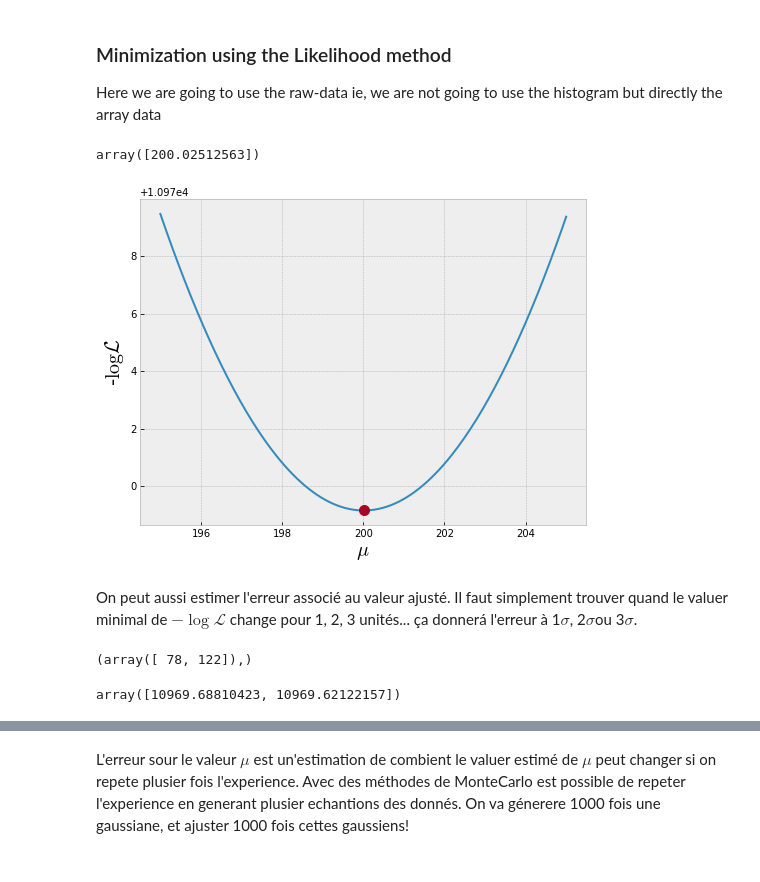
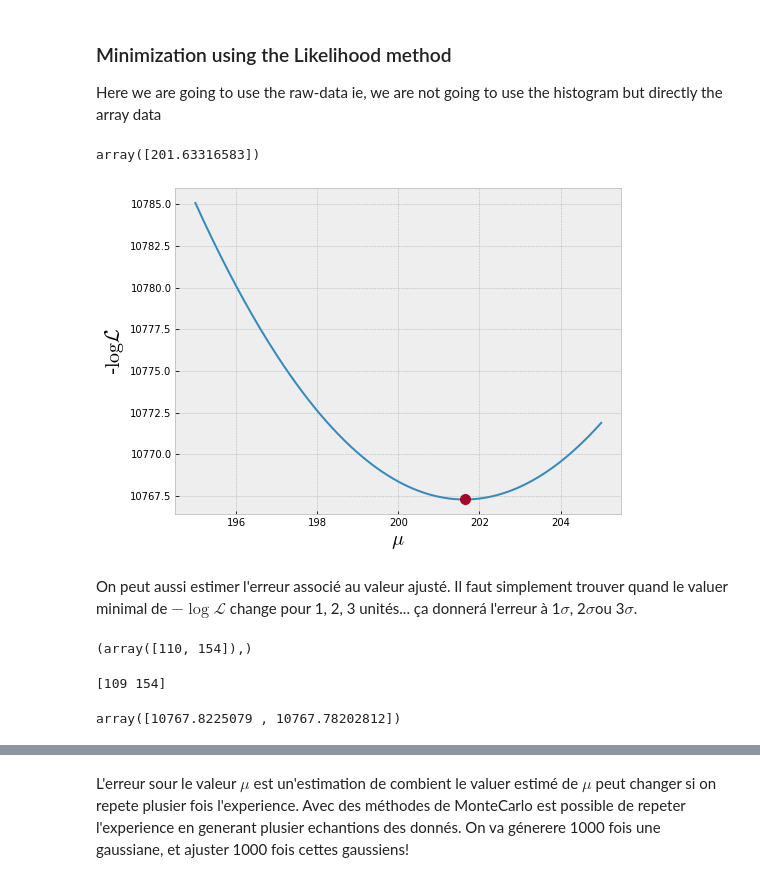
Before and after one commit to zemrude/PHYS-F-311, a Jupyter notebook: Fitting-Methods.ipynb, the cells around one changed output, grey strips where cells are left out. Saved outputs shown, nothing was run; the diff lists cells and outputs as text; code cells hidden in the pictures.

```diff
--- a/Fitting-Methods.ipynb
+++ b/Fitting-Methods.ipynb
@@ -9,11 +9,12 @@ from IPython.display import Markdown
 plt.style.use('bmh')
 plt.rcParams.update({'axes.labelsize': 20})
 plt.rcParams.update({'legend.fontsize': 20})
+plt.rcParams["figure.figsize"] = (12,10)
 # %% [markdown]
 On fait la minimitation  pas avec les données directament, mais avec les donnés déjà dans l'histogram, cad, avec le *binned data*. On va comparer le contenue des bins avec la prediction de notre modele.
 # %%
 def gauss(x, mu, sigma, norm):
-    return N / np.sqrt(2*np.pi)/sigma * np.exp(-0.5*(x - mu)**2/sigma**2)
+    return norm / np.sqrt(2*np.pi)/sigma * np.exp(-0.5*(x - mu)**2/sigma**2)
 # %% [markdown]
 ### Ajustement d'une gaussiane
 
@@ -41,7 +42,7 @@ data = x[mask]
 
 n_total = len(data)
 # %%
-fig, ax = plt.subplots(figsize=(12,10))
+fig, ax = plt.subplots()
 
 hist, binsedges, patches = ax.hist(data, bins = 15, density=False, label="simulation")
 ax.set_xlabel("x")
@@ -101,24 +115,24 @@ L = []
 mm = np.linspace(mumin, mumax, 200)
 
 for m in mm:
-    P = gauss(data, m, sigma, 1.)
+    P = gauss(data, m, truth.sigma, 1.)
     L.append(-np.sum(np.log(P)))
 # %%
 mm[(L == np.min(L))]
 # %% [output]
-array([200.02512563])
+array([201.63316583])
 # %%
 
 
 mubest = mm[(L == np.min(L))].flatten()
 # %%
-fig1, ax1 = plt.subplots(figsize=(8,6))
+fig1, ax1 = plt.subplots()
 #plt.grid()
 ax1.plot(mm, L)
 ax1.set_xlabel(r"$\mu$ ")
 ax1.set_ylabel("-$\log \mathcal{L}$")
 ax1.plot(mubest, np.min(L),'o', ms=10)
 
 plt.show()
 # %% [output]
-[figure, old version]
+[figure, new version]
@@ -142,13 +143,17 @@ On peut aussi estimer l'erreur associé au valeur ajusté. Il faut simplement tr
 #Using np.isclose:
 np.where(np.isclose(L, np.min(L) + 0.5, rtol=2e-6))
 # %% [output]
-(array([ 78, 122]),)
+(array([110, 154]),)
 # %%
 #Usign sign, and diff
 mask = np.argwhere(np.diff(np.sign(L - (np.min(L) + 0.5)) )).flatten()
+
+print (mask)
+# %% [output]
+[109 154]
 # %%
 L = np.array(L)
 L[mask]
 # %% [output]
-array([10969.68810423, 10969.62122157])
+array([10767.8225079 , 10767.78202812])
 # %%
```
Also changed, not shown: parts of 9 cells of this notebook, 1 other file.
